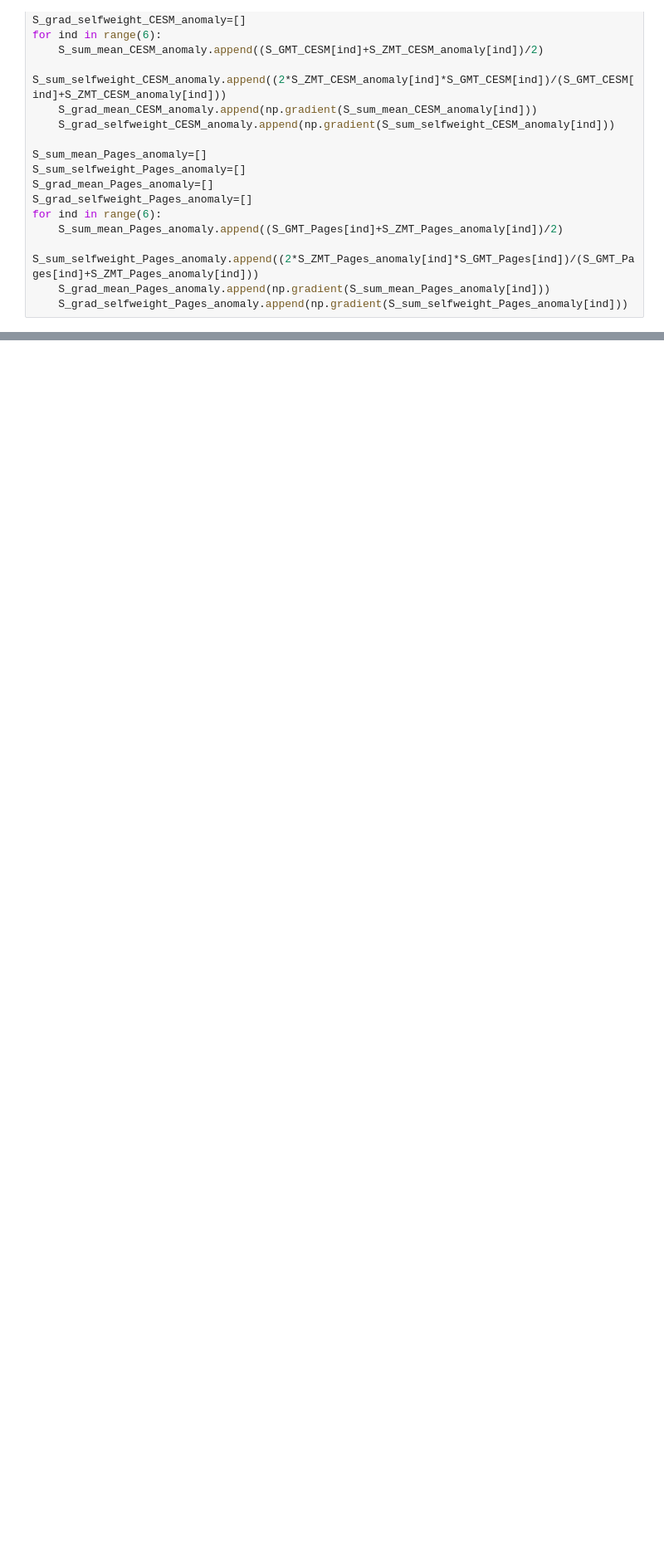
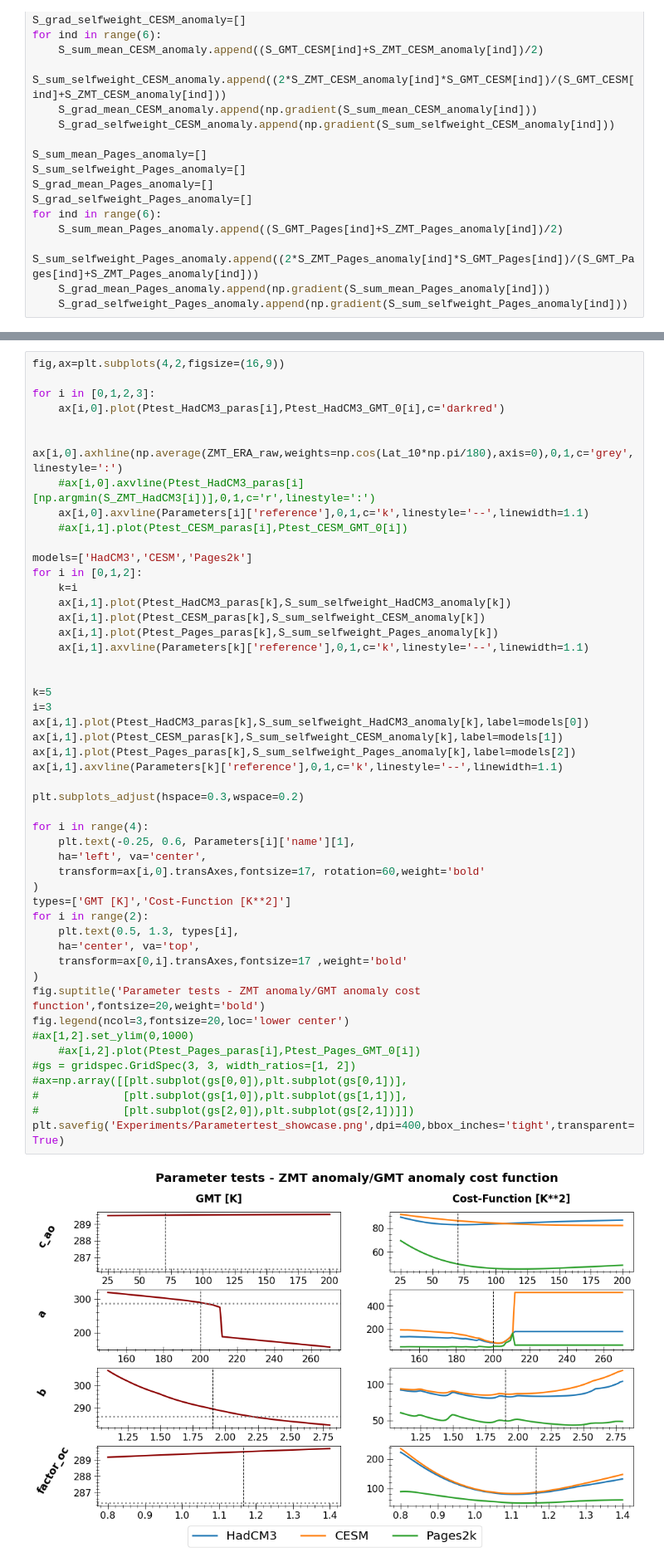
Before and after one commit to BenniSchmiedel/ZOEE, a Jupyter notebook: Plotting.ipynb, the cells around one changed output, grey strips where cells are left out. Shown at 83% size. Drawn from its saved outputs; the diff is of its cells as text; blank space fills up the shorter version.

```diff
--- a/Plotting.ipynb
+++ b/Plotting.ipynb
@@ -378,3 +390,54 @@ fig.suptitle('Parameter tests - ZMT anomaly/GMT anomaly cost function',fontsize=
+# %%
+fig,ax=plt.subplots(4,2,figsize=(16,9))
+
+for i in [0,1,2,3]:
+    ax[i,0].plot(Ptest_HadCM3_paras[i],Ptest_HadCM3_GMT_0[i],c='darkred')
+
+    ax[i,0].axhline(np.average(ZMT_ERA_raw,weights=np.cos(Lat_10*np.pi/180),axis=0),0,1,c='grey',linestyle=':')
+    #ax[i,0].axvline(Ptest_HadCM3_paras[i][np.argmin(S_ZMT_HadCM3[i])],0,1,c='r',linestyle=':')
+    ax[i,0].axvline(Parameters[i]['reference'],0,1,c='k',linestyle='--',linewidth=1.1)
+    #ax[i,1].plot(Ptest_CESM_paras[i],Ptest_CESM_GMT_0[i])
+
+models=['HadCM3','CESM','Pages2k']
+for i in [0,1,2]:
+    k=i
+    ax[i,1].plot(Ptest_HadCM3_paras[k],S_sum_selfweight_HadCM3_anomaly[k])
+    ax[i,1].plot(Ptest_CESM_paras[k],S_sum_selfweight_CESM_anomaly[k])
+    ax[i,1].plot(Ptest_Pages_paras[k],S_sum_selfweight_Pages_anomaly[k])
+    ax[i,1].axvline(Parameters[k]['reference'],0,1,c='k',linestyle='--',linewidth=1.1)
+
+
+k=5
+i=3
+ax[i,1].plot(Ptest_HadCM3_paras[k],S_sum_selfweight_HadCM3_anomaly[k],label=models[0])
+ax[i,1].plot(Ptest_CESM_paras[k],S_sum_selfweight_CESM_anomaly[k],label=models[1])
+ax[i,1].plot(Ptest_Pages_paras[k],S_sum_selfweight_Pages_anomaly[k],label=models[2])
+ax[i,1].axvline(Parameters[k]['reference'],0,1,c='k',linestyle='--',linewidth=1.1)
+
+plt.subplots_adjust(hspace=0.3,wspace=0.2)
+
+for i in range(4):
+    plt.text(-0.25, 0.6, Parameters[i]['name'][1],
+    ha='left', va='center',
+    transform=ax[i,0].transAxes,fontsize=17, rotation=60,weight='bold'
+)
+types=['GMT [K]','Cost-Function [K**2]']
+for i in range(2):
+    plt.text(0.5, 1.3, types[i],
+    ha='center', va='top',
+    transform=ax[0,i].transAxes,fontsize=17 ,weight='bold'
+)
+fig.suptitle('Parameter tests - ZMT anomaly/GMT anomaly cost function',fontsize=20,weight='bold')
+fig.legend(ncol=3,fontsize=20,loc='lower center')
+#ax[1,2].set_ylim(0,1000)
+    #ax[i,2].plot(Ptest_Pages_paras[i],Ptest_Pages_GMT_0[i])
+#gs = gridspec.GridSpec(3, 3, width_ratios=[1, 2])
+#ax=np.array([[plt.subplot(gs[0,0]),plt.subplot(gs[0,1])],
+#             [plt.subplot(gs[1,0]),plt.subplot(gs[1,1])],
+#             [plt.subplot(gs[2,0]),plt.subplot(gs[2,1])]])
+plt.savefig('Experiments/Parametertest_showcase.png',dpi=400,bbox_inches='tight',transparent=True)
+# %% [output]
+[figure, added]
 # %%
 fig,ax=plt.subplots(6,5,figsize=(30,12))
 
```
Also changed, not shown: parts of 9 cells of this notebook, 17 other files.
